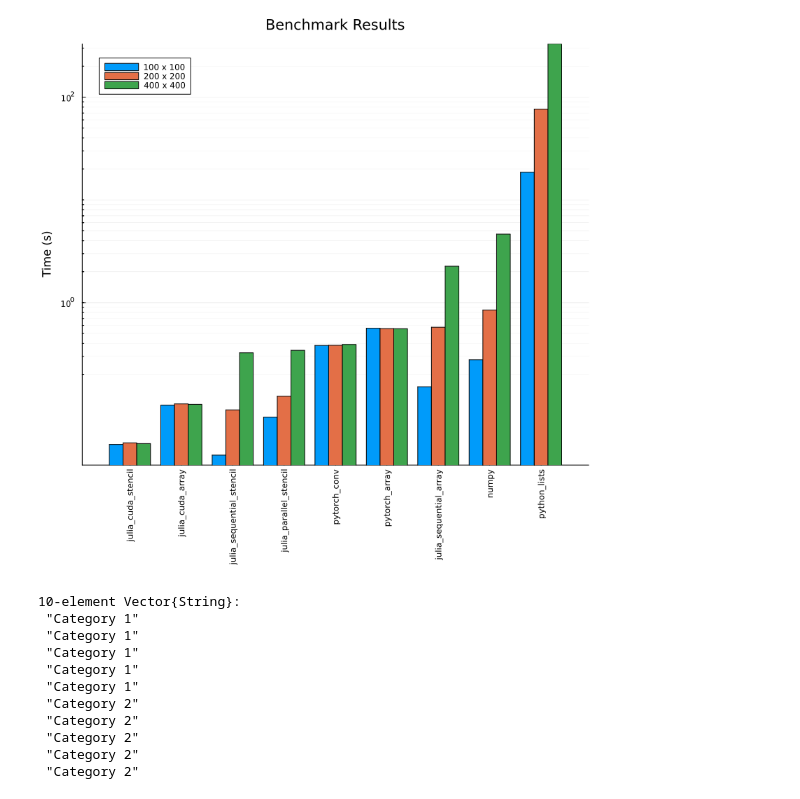
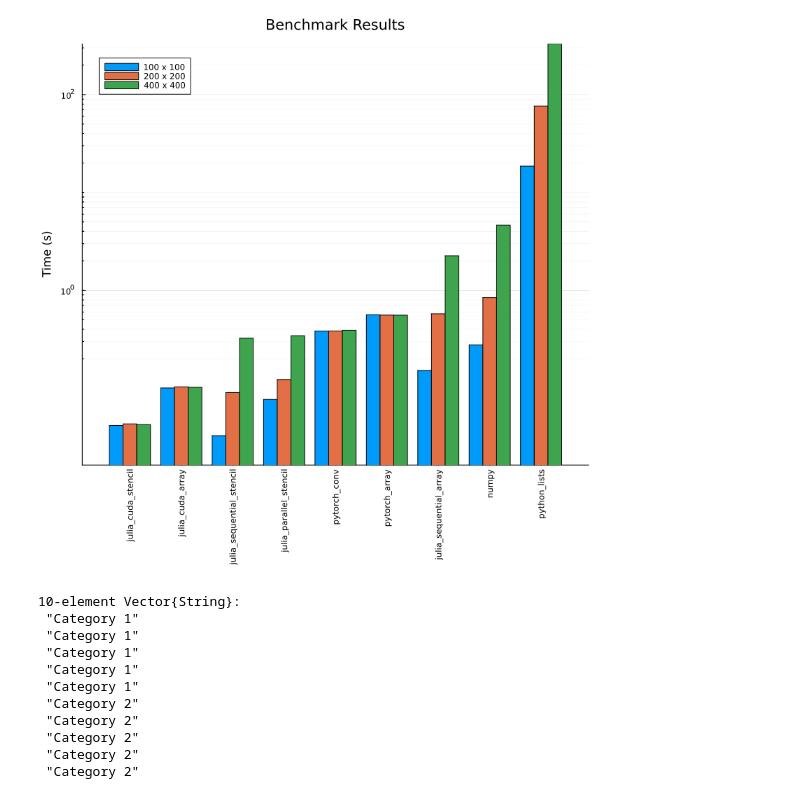
Before and after one commit to peteole/julia-2d-heat-equation, a Jupyter notebook: plot_benchmarks.ipynb, the cells around one changed output. Saved outputs shown, nothing was run; the diff lists cells and outputs as text; code cells hidden in the pictures.

```diff
--- a/plot_benchmarks.ipynb
+++ b/plot_benchmarks.ipynb
@@ -3,35 +3,35 @@ using Plots
 using StatsPlots
 using YAML
 benchmarks = YAML.load_file("benchmark_results.yaml")
 num_implementations = length(first(values(benchmarks)))
 num_setups = length(keys(benchmarks))
 implementation_names = collect(keys(first(values(benchmarks))))
 benchmark_names = sort(collect(keys(benchmarks)))
 max_time_by_implementation = [maximum([benchmarks[b][i]["time"]["median"] for b in benchmark_names]) for i in implementation_names]
 sort_permutation = sortperm(max_time_by_implementation)
 implementation_names = collect(implementation_names[sort_permutation])
 medians = zeros(num_implementations, num_setups)
 
 
 for (i, benchmark_name) in enumerate(benchmark_names)
     benchmark = benchmarks[benchmark_name]
     for (j, implementation_name) in enumerate(implementation_names)
         implementation = benchmark[implementation_name]
         time = implementation["time"]["median"]
         medians[j, i] = time
     end
 end
 min_time = minimum(medians)
 max_time= maximum(medians)
 benchmark_labels =["$(first(split(b, "."))) x $(first(split(b, ".")))" for b in benchmark_names]
 
 p=groupedbar(medians, yscale=:log10, group=repeat(benchmark_labels, inner=num_implementations),
-    xticks=(eachindex(implementation_names), implementation_names), xrotation=90, ylims=(min_time*0.8, max_time),
+    xticks=(eachindex(implementation_names), implementation_names), xrotation=90, ylims=(min_time*0.5, max_time),
     size=(800, 800), yminorgrid=true, xgrid=false, ylabel="Time (s)", title="Benchmark Results")
 savefig(p, "benchmark_results.png")
 display(p)
 # %% [output]
-[figure, old version]
+[figure, new version]
 # %%
 repeat(["Category 1", "Category 2"], inner = 5)
 # %% [output]
```
Also changed, not shown: 1 other file.
